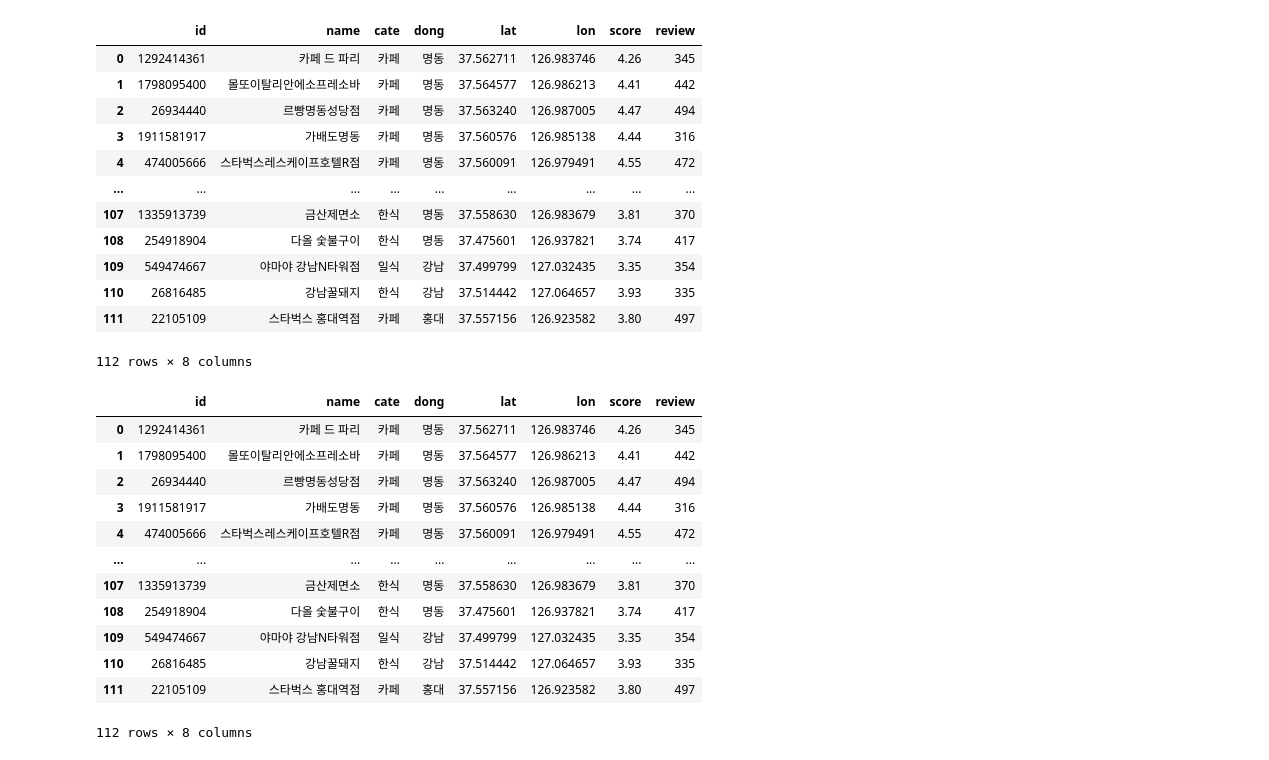
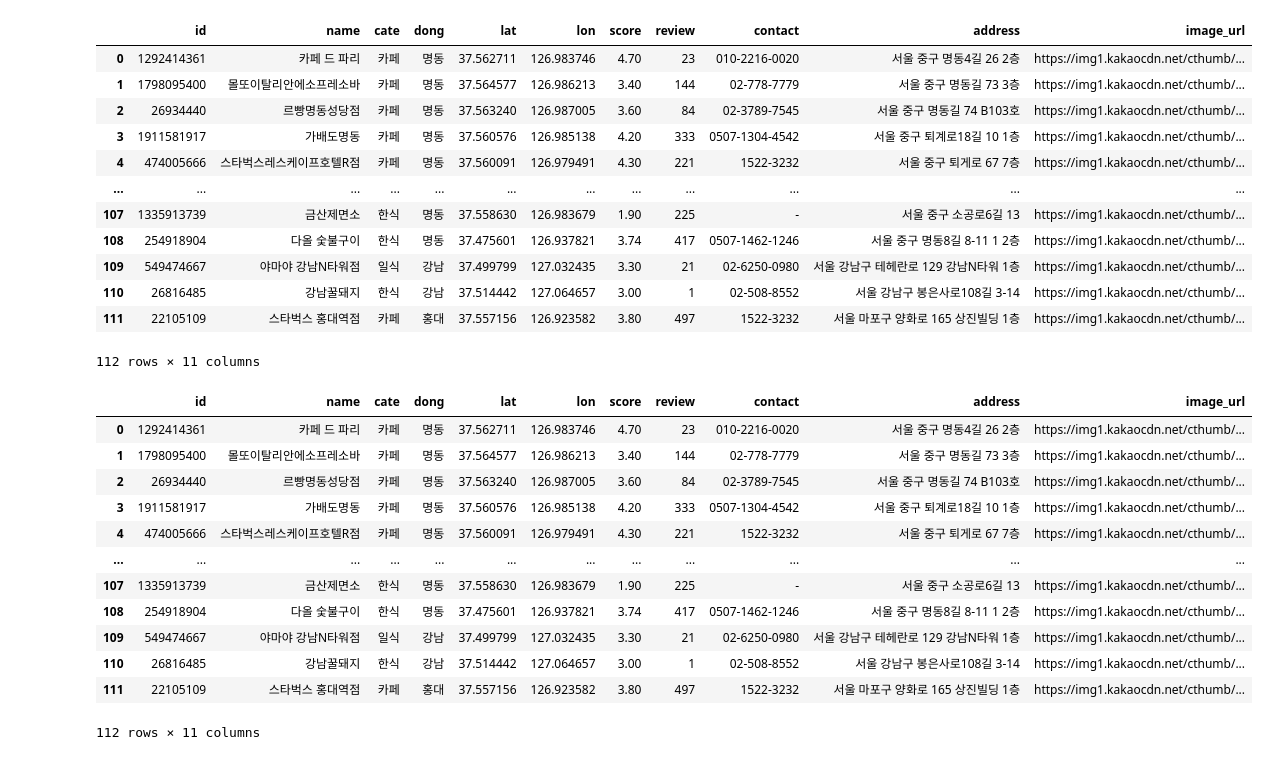
Before and after one commit to myeongzip/recommend_map, a Jupyter notebook: map_recommend.ipynb, the cells around one changed output. Drawn from its saved outputs; the diff is of its cells as text; code cells hidden in the pictures.

```diff
--- a/map_recommend.ipynb
+++ b/map_recommend.ipynb
@@ -1,49 +1,52 @@
 # %%
 import folium
 import pandas as pd
 df = pd.read_csv('restaurant_list.csv', encoding='utf-8')
 df.columns= ['id',
              'name',
              'cate',
              'dong',
              'lat',
              'lon',
              'score',
              'review',
+             'contact',
+             'address',
+             'image_url',
              ]
 df
 # %% [output]
-|  | id | name | cate | dong | lat | lon | score | review |
-| 0 | 1292414361 | 카페 드 파리 | 카페 | 명동 | 37.562711 | 126.983746 | 4.26 | 345 |
-| 1 | 1798095400 | 몰또이탈리안에소프레소바 | 카페 | 명동 | 37.564577 | 126.986213 | 4.41 | 442 |
-| 2 | 26934440 | 르빵명동성당점 | 카페 | 명동 | 37.563240 | 126.987005 | 4.47 | 494 |
-| 3 | 1911581917 | 가배도명동 | 카페 | 명동 | 37.560576 | 126.985138 | 4.44 | 316 |
-| 4 | 474005666 | 스타벅스레스케이프호텔R점 | 카페 | 명동 | 37.560091 | 126.979491 | 4.55 | 472 |
-| ... | ... | ... | ... | ... | ... | ... | ... | ... |
-| 107 | 1335913739 | 금산제면소 | 한식 | 명동 | 37.558630 | 126.983679 | 3.81 | 370 |
-| 108 | 254918904 | 다올 숯불구이 | 한식 | 명동 | 37.475601 | 126.937821 | 3.74 | 417 |
-| 109 | 549474667 | 야마야 강남N타워점 | 일식 | 강남 | 37.499799 | 127.032435 | 3.35 | 354 |
-| 110 | 26816485 | 강남꿀돼지 | 한식 | 강남 | 37.514442 | 127.064657 | 3.93 | 335 |
-| 111 | 22105109 | 스타벅스 홍대역점 | 카페 | 홍대 | 37.557156 | 126.923582 | 3.80 | 497 |
+|  | id | name | cate | dong | lat | lon | score | review | contact | address | image_url |
+| 0 | 1292414361 | 카페 드 파리 | 카페 | 명동 | 37.562711 | 126.983746 | 4.70 | 23 | 010-2216-0020 | 서울 중구 명동4길 26 2층 | https://img1.kakaocdn.net/cthumb/... |
+| 1 | 1798095400 | 몰또이탈리안에소프레소바 | 카페 | 명동 | 37.564577 | 126.986213 | 3.40 | 144 | 02-778-7779 | 서울 중구 명동길 73 3층 | https://img1.kakaocdn.net/cthumb/... |
+| 2 | 26934440 | 르빵명동성당점 | 카페 | 명동 | 37.563240 | 126.987005 | 3.60 | 84 | 02-3789-7545 | 서울 중구 명동길 74 B103호 | https://img1.kakaocdn.net/cthumb/... |
+| 3 | 1911581917 | 가배도명동 | 카페 | 명동 | 37.560576 | 126.985138 | 4.20 | 333 | 0507-1304-4542 | 서울 중구 퇴계로18길 10 1층 | https://img1.kakaocdn.net/cthumb/... |
+| 4 | 474005666 | 스타벅스레스케이프호텔R점 | 카페 | 명동 | 37.560091 | 126.979491 | 4.30 | 221 | 1522-3232 | 서울 중구 퇴게로 67 7층 | https://img1.kakaocdn.net/cthumb/... |
+| ... | ... | ... | ... | ... | ... | ... | ... | ... | ... | ... | ... |
+| 107 | 1335913739 | 금산제면소 | 한식 | 명동 | 37.558630 | 126.983679 | 1.90 | 225 | - | 서울 중구 소공로6길 13 | https://img1.kakaocdn.net/cthumb/... |
+| 108 | 254918904 | 다올 숯불구이 | 한식 | 명동 | 37.475601 | 126.937821 | 3.74 | 417 | 0507-1462-1246 | 서울 중구 명동8길 8-11 1 2층 | https://img1.kakaocdn.net/cthumb/... |
+| 109 | 549474667 | 야마야 강남N타워점 | 일식 | 강남 | 37.499799 | 127.032435 | 3.30 | 21 | 02-6250-0980 | 서울 강남구 테헤란로 129 강남N타워 1층 | https://img1.kakaocdn.net/cthumb/... |
+| 110 | 26816485 | 강남꿀돼지 | 한식 | 강남 | 37.514442 | 127.064657 | 3.00 | 1 | 02-508-8552 | 서울 강남구 봉은사로108길 3-14 | https://img1.kakaocdn.net/cthumb/... |
+| 111 | 22105109 | 스타벅스 홍대역점 | 카페 | 홍대 | 37.557156 | 126.923582 | 3.80 | 497 | 1522-3232 | 서울 마포구 양화로 165 상진빌딩 1층 | https://img1.kakaocdn.net/cthumb/... |
-112 rows × 8 columns
+112 rows × 11 columns
 # %%
 df_json = pd.DataFrame(df)
 df_json.to_json('df.json',force_ascii=False, orient = 'records', indent=4)
 df_json
 # %% [output]
-|  | id | name | cate | dong | lat | lon | score | review |
-| 0 | 1292414361 | 카페 드 파리 | 카페 | 명동 | 37.562711 | 126.983746 | 4.26 | 345 |
-| 1 | 1798095400 | 몰또이탈리안에소프레소바 | 카페 | 명동 | 37.564577 | 126.986213 | 4.41 | 442 |
-| 2 | 26934440 | 르빵명동성당점 | 카페 | 명동 | 37.563240 | 126.987005 | 4.47 | 494 |
-| 3 | 1911581917 | 가배도명동 | 카페 | 명동 | 37.560576 | 126.985138 | 4.44 | 316 |
-| 4 | 474005666 | 스타벅스레스케이프호텔R점 | 카페 | 명동 | 37.560091 | 126.979491 | 4.55 | 472 |
-| ... | ... | ... | ... | ... | ... | ... | ... | ... |
-| 107 | 1335913739 | 금산제면소 | 한식 | 명동 | 37.558630 | 126.983679 | 3.81 | 370 |
-| 108 | 254918904 | 다올 숯불구이 | 한식 | 명동 | 37.475601 | 126.937821 | 3.74 | 417 |
-| 109 | 549474667 | 야마야 강남N타워점 | 일식 | 강남 | 37.499799 | 127.032435 | 3.35 | 354 |
-| 110 | 26816485 | 강남꿀돼지 | 한식 | 강남 | 37.514442 | 127.064657 | 3.93 | 335 |
-| 111 | 22105109 | 스타벅스 홍대역점 | 카페 | 홍대 | 37.557156 | 126.923582 | 3.80 | 497 |
+|  | id | name | cate | dong | lat | lon | score | review | contact | address | image_url |
+| 0 | 1292414361 | 카페 드 파리 | 카페 | 명동 | 37.562711 | 126.983746 | 4.70 | 23 | 010-2216-0020 | 서울 중구 명동4길 26 2층 | https://img1.kakaocdn.net/cthumb/... |
+| 1 | 1798095400 | 몰또이탈리안에소프레소바 | 카페 | 명동 | 37.564577 | 126.986213 | 3.40 | 144 | 02-778-7779 | 서울 중구 명동길 73 3층 | https://img1.kakaocdn.net/cthumb/... |
+| 2 | 26934440 | 르빵명동성당점 | 카페 | 명동 | 37.563240 | 126.987005 | 3.60 | 84 | 02-3789-7545 | 서울 중구 명동길 74 B103호 | https://img1.kakaocdn.net/cthumb/... |
+| 3 | 1911581917 | 가배도명동 | 카페 | 명동 | 37.560576 | 126.985138 | 4.20 | 333 | 0507-1304-4542 | 서울 중구 퇴계로18길 10 1층 | https://img1.kakaocdn.net/cthumb/... |
+| 4 | 474005666 | 스타벅스레스케이프호텔R점 | 카페 | 명동 | 37.560091 | 126.979491 | 4.30 | 221 | 1522-3232 | 서울 중구 퇴게로 67 7층 | https://img1.kakaocdn.net/cthumb/... |
+| ... | ... | ... | ... | ... | ... | ... | ... | ... | ... | ... | ... |
+| 107 | 1335913739 | 금산제면소 | 한식 | 명동 | 37.558630 | 126.983679 | 1.90 | 225 | - | 서울 중구 소공로6길 13 | https://img1.kakaocdn.net/cthumb/... |
+| 108 | 254918904 | 다올 숯불구이 | 한식 | 명동 | 37.475601 | 126.937821 | 3.74 | 417 | 0507-1462-1246 | 서울 중구 명동8길 8-11 1 2층 | https://img1.kakaocdn.net/cthumb/... |
+| 109 | 549474667 | 야마야 강남N타워점 | 일식 | 강남 | 37.499799 | 127.032435 | 3.30 | 21 | 02-6250-0980 | 서울 강남구 테헤란로 129 강남N타워 1층 | https://img1.kakaocdn.net/cthumb/... |
+| 110 | 26816485 | 강남꿀돼지 | 한식 | 강남 | 37.514442 | 127.064657 | 3.00 | 1 | 02-508-8552 | 서울 강남구 봉은사로108길 3-14 | https://img1.kakaocdn.net/cthumb/... |
+| 111 | 22105109 | 스타벅스 홍대역점 | 카페 | 홍대 | 37.557156 | 126.923582 | 3.80 | 497 | 1522-3232 | 서울 마포구 양화로 165 상진빌딩 1층 | https://img1.kakaocdn.net/cthumb/... |
-112 rows × 8 columns
+112 rows × 11 columns
 # %%
 # score 기준으로 내림차순
 
```
Also changed, not shown: parts of 3 cells of this notebook, 11 other files.
